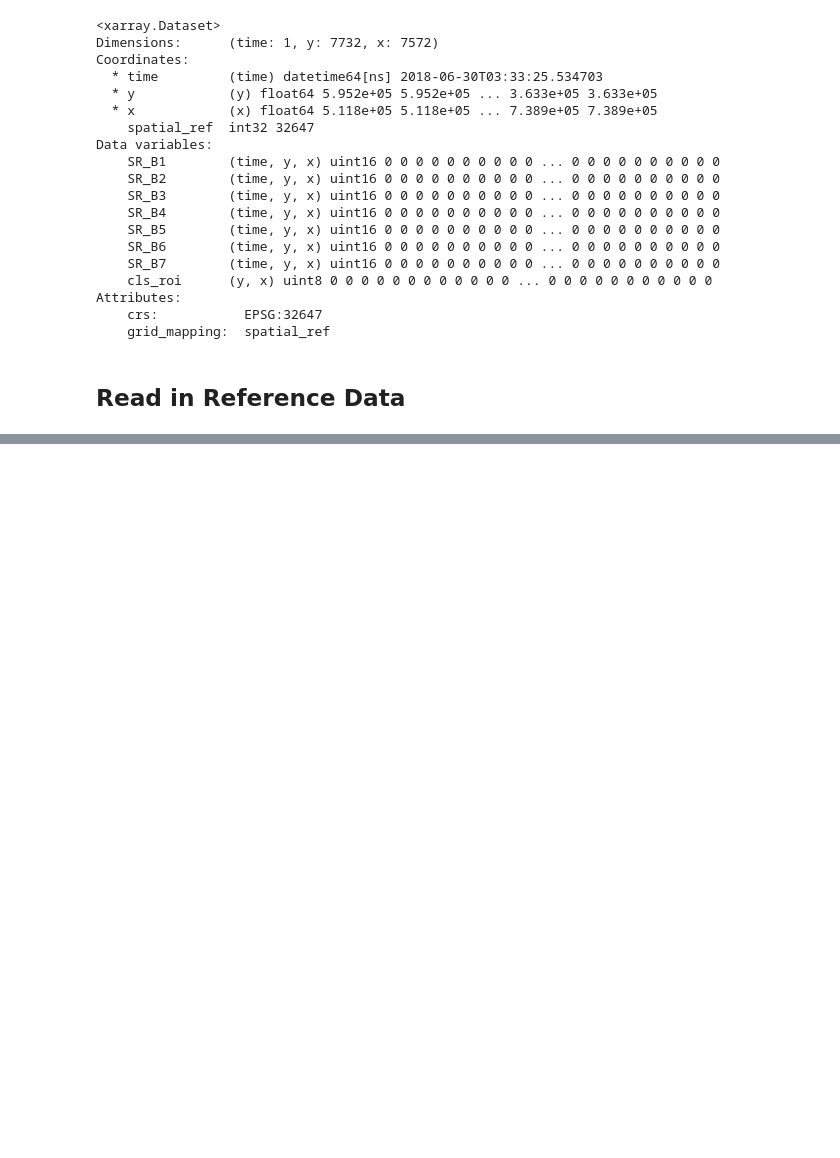
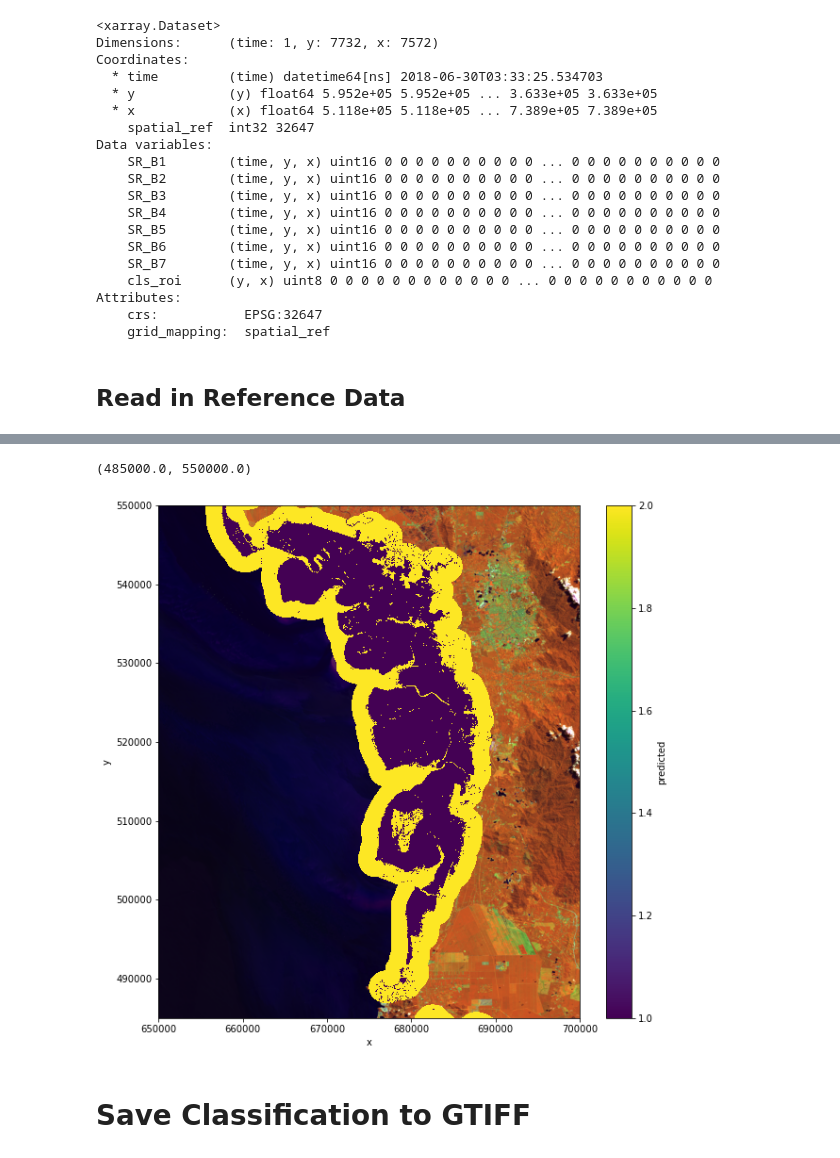
Before and after one commit to petebunting/planetary_computer_testing, a Jupyter notebook: apply_classifer/Apply_Classifier_Test.ipynb, the cells around one changed output, grey strips where cells are left out. Cells and saved outputs as stored; diff of their text form; code cells hidden in the pictures; blank space fills up the shorter version.

Commit message:
Apply classification to data.

```diff
--- a/apply_classifer/Apply_Classifier_Test.ipynb
+++ b/apply_classifer/Apply_Classifier_Test.ipynb
@@ -395,0 +537,21 @@ Attributes:
+# %%
+y_pred = rf_class.predict(ls8_scn_vld_df[["SR_B1", "SR_B2", "SR_B3", "SR_B4", "SR_B5", "SR_B6", "SR_B7"]])
+# %%
+ls8_scn_vld_df["predicted"] = y_pred
+# %%
+ls8_scn_df["predicted"] = ls8_scn_vld_df["predicted"]
+# %%
+ls8_scn_pred_xa = xarray.Dataset.from_dataframe(ls8_scn_df.set_index(['y', 'x']))
+# %%
+fig, ax = plt.subplots(figsize=(10, 10))
+ax.imshow(band_stack_stch, extent=img_bbox)
+
+ls8_scn_pred_xa.predicted.plot.imshow(ax=ax)
+
+ax.set_xlim([650000, 700000])
+ax.set_ylim([485000, 550000])
+# %% [output]
+(485000.0, 550000.0)
+[figure, added]
+# %% [markdown]
+# Save Classification to GTIFF
```
Also changed, not shown: parts of 23 cells of this notebook, 1 other file.
